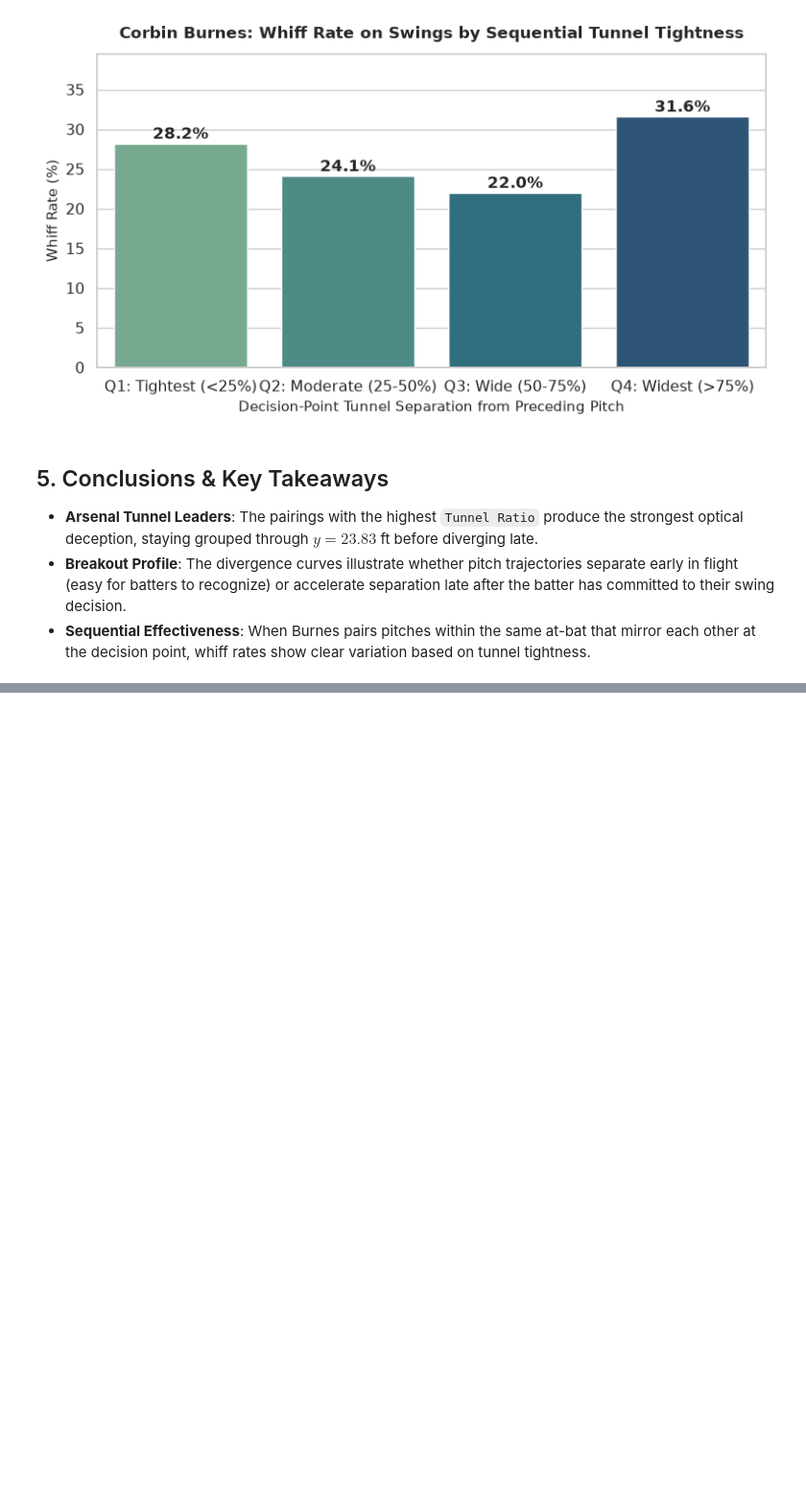
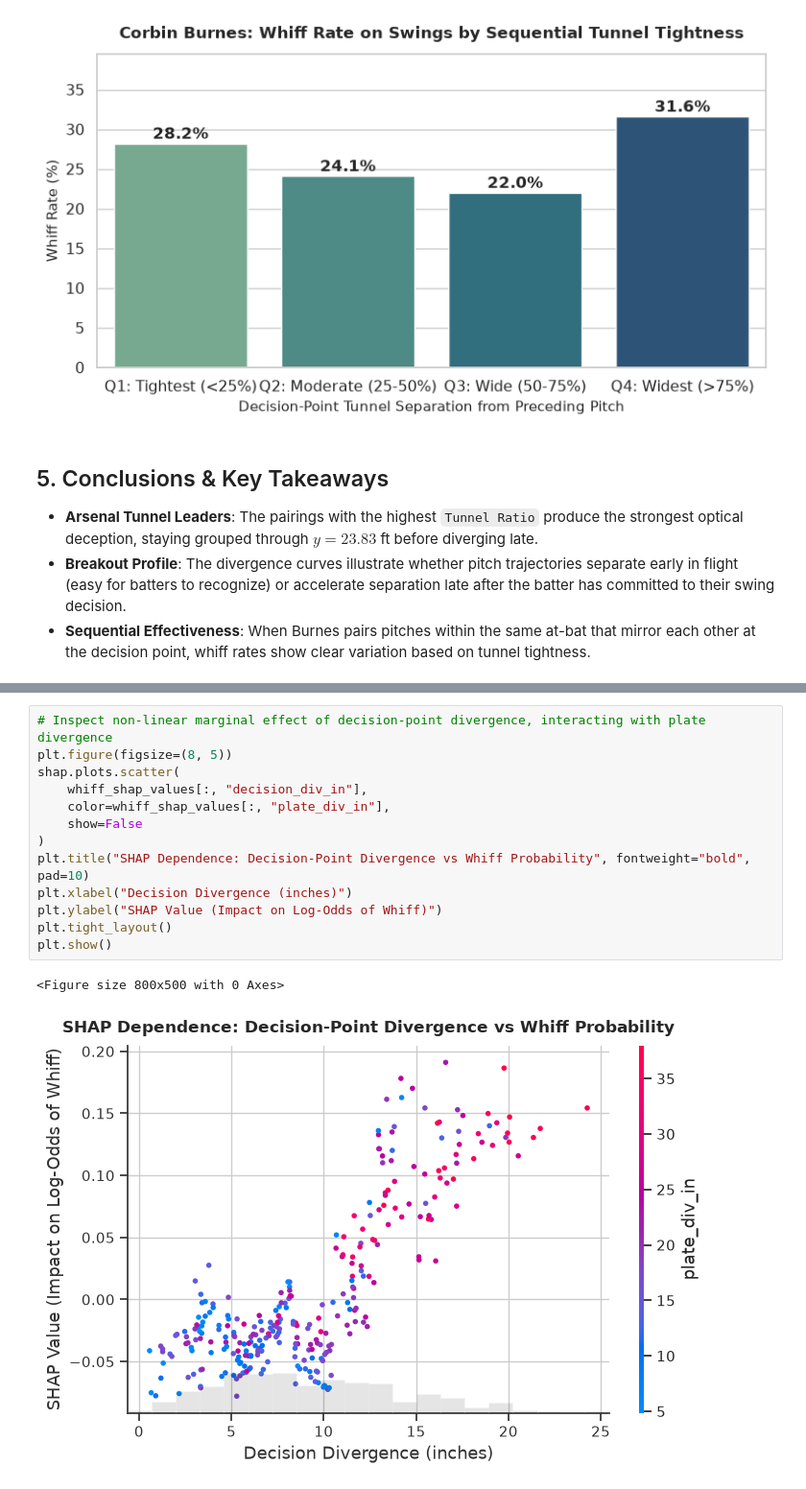
Before and after one commit to juanpabloalfonzo/pitch-tunneling-statcast, a Jupyter notebook: pitcher_tunneling_analysis.ipynb, the cells around one changed output, grey strips where cells are left out. Shown at 96% size. Saved outputs shown, nothing was run; the diff lists cells and outputs as text; blank space fills up the shorter version.

```diff
--- a/pitcher_tunneling_analysis.ipynb
+++ b/pitcher_tunneling_analysis.ipynb
@@ -302,0 +440,16 @@ Passing `palette` without assigning `hue` is deprecated and will be removed in v
+# %%
+# Inspect non-linear marginal effect of decision-point divergence, interacting with plate divergence
+plt.figure(figsize=(8, 5))
+shap.plots.scatter(
+    whiff_shap_values[:, "decision_div_in"],
+    color=whiff_shap_values[:, "plate_div_in"],
+    show=False
+)
+plt.title("SHAP Dependence: Decision-Point Divergence vs Whiff Probability", fontweight="bold", pad=10)
+plt.xlabel("Decision Divergence (inches)")
+plt.ylabel("SHAP Value (Impact on Log-Odds of Whiff)")
+plt.tight_layout()
+plt.show()
+# %% [output]
+<Figure size 800x500 with 0 Axes>
+[figure, added]
```
Also changed, not shown: parts of 4 cells of this notebook.
